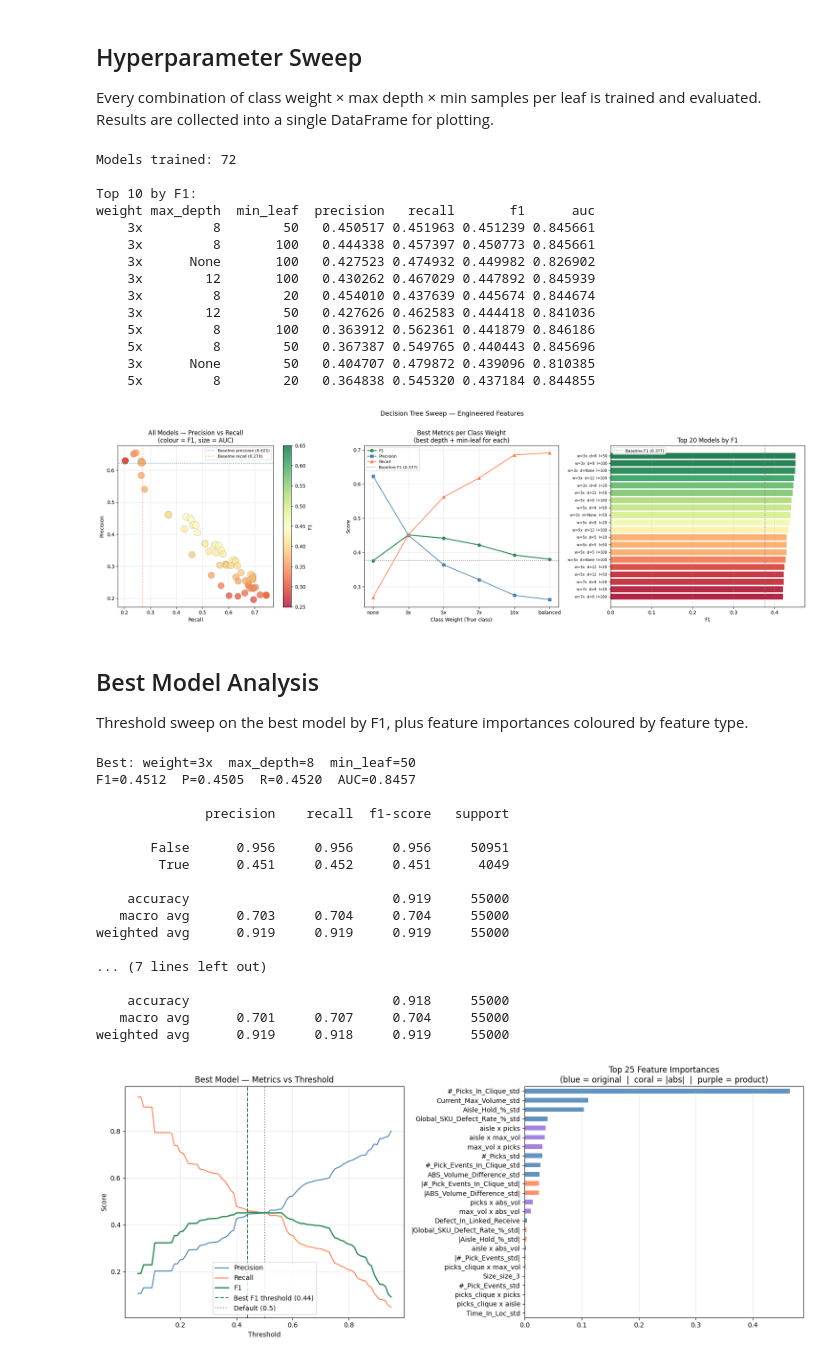
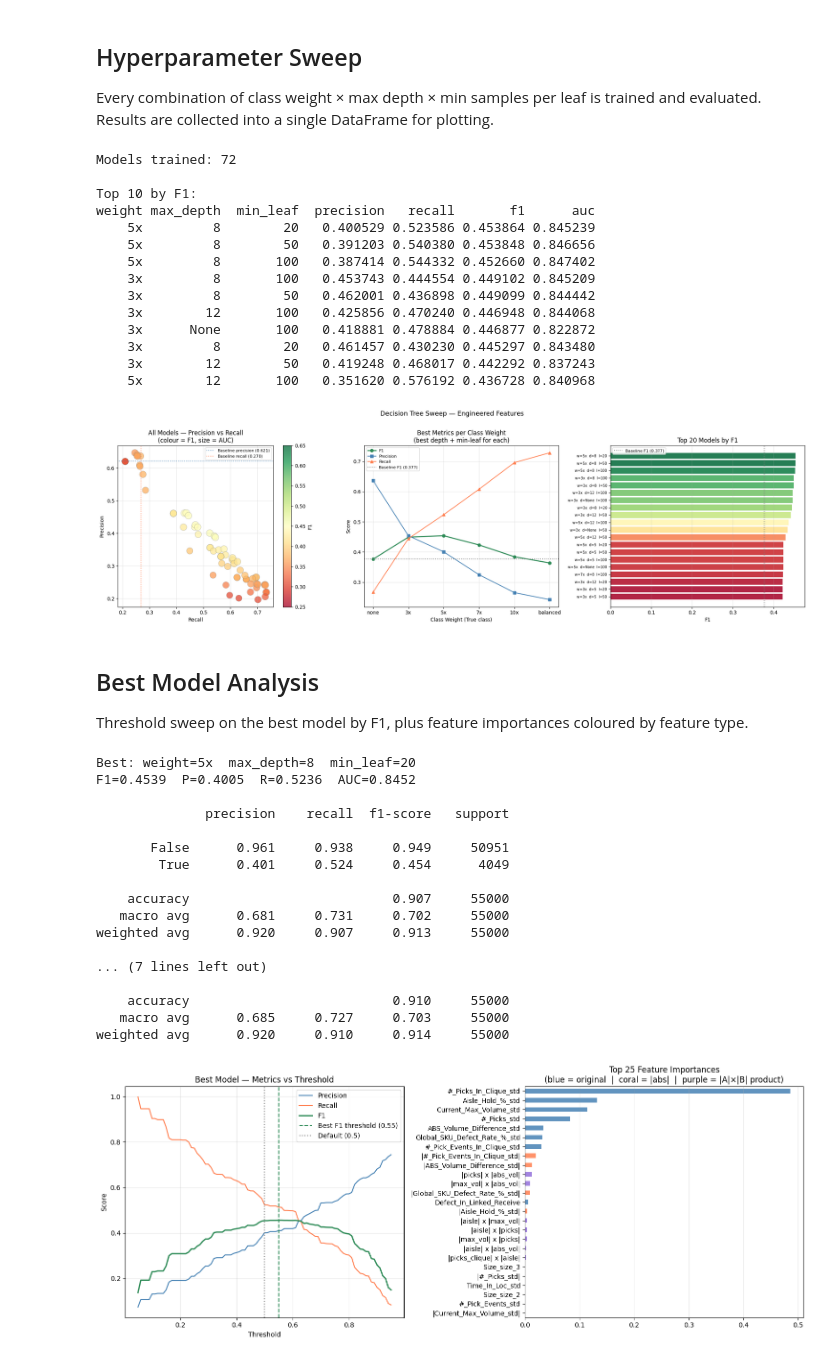
Before and after one commit to EdgyPage/Inventory_Defect_Classifier, a Jupyter notebook: Classifiers/decision_tree_feature_engineered.ipynb, the cells around one changed output. Cells and saved outputs as stored; diff of their text form; code cells hidden in the pictures.

```diff
--- a/Classifiers/decision_tree_feature_engineered.ipynb
+++ b/Classifiers/decision_tree_feature_engineered.ipynb
@@ -72,11 +72,21 @@ short = {
 def engineer_features(X):
     Xe = X.copy()
     # 1. Absolute values of all standardised numeric features
+    #    Captures *extremeness* regardless of direction — Problem_SKU=True
+    #    has wider distributions, so |z| is a better separability signal.
     for col in numeric_features:
         Xe[f"|{col}|"] = X[col].abs()
-    # 2. Pairwise products of top-5 features
+    # 2. Pairwise products of absolute values of top-5 features: |A| × |B|
+    #    Raw products A×B have two problems with z-scored data:
+    #      (a) Sign ambiguity: neg×neg = pos, indistinguishable from pos×pos,
+    #          so the tree cannot tell "both anomalously low" from "both high."
+    #      (b) Near-zero suppression: a near-mean value (e.g. 0.3) collapses
+    #          the product of a genuine outlier (e.g. 3.0 × 0.3 = 0.9 ≈ noise).
+    #    |A|×|B| grows monotonically when both features are simultaneously
+    #    extreme and stays small when either is near its mean — exactly the
+    #    co-anomaly signal we want.
     for f1, f2 in combinations(top5, 2):
-        Xe[f"{short[f1]} x {short[f2]}"] = X[f1] * X[f2]
+        Xe[f"|{short[f1]}| x |{short[f2]}|"] = X[f1].abs() * X[f2].abs()
     return Xe
 
 X_train_eng = engineer_features(X_train_base)
@@ -84,13 +94,13 @@ X_test_eng  = engineer_features(X_test_base)
 
 base_cols = list(X_base.columns)
 abs_cols  = [f"|{c}|" for c in numeric_features]
-prod_cols = [f"{short[f1]} x {short[f2]}" for f1, f2 in combinations(top5, 2)]
+prod_cols = [f"|{short[f1]}| x |{short[f2]}|" for f1, f2 in combinations(top5, 2)]
 all_cols  = base_cols + abs_cols + prod_cols
 
-print(f"Original features : {len(base_cols)}")
-print(f"Absolute values   : {len(abs_cols)}")
-print(f"Pairwise products : {len(prod_cols)}")
-print(f"Total             : {len(all_cols)}")
+print(f"Original features  : {len(base_cols)}")
+print(f"Absolute values    : {len(abs_cols)}")
+print(f"Pairwise |A|×|B|   : {len(prod_cols)}")
+print(f"Total              : {len(all_cols)}")
 print()
 print("Engineered sample:")
 print(X_train_eng[abs_cols[:3] + prod_cols[:3]].head(3))
@@ -164,16 +174,16 @@ Models trained: 72
 
 Top 10 by F1:
 weight max_depth  min_leaf  precision   recall       f1      auc
-    3x         8        50   0.450517 0.451963 0.451239 0.845661
-    3x         8       100   0.444338 0.457397 0.450773 0.845661
-    3x      None       100   0.427523 0.474932 0.449982 0.826902
-    3x        12       100   0.430262 0.467029 0.447892 0.845939
-    3x         8        20   0.454010 0.437639 0.445674 0.844674
-    3x        12        50   0.427626 0.462583 0.444418 0.841036
-    5x         8       100   0.363912 0.562361 0.441879 0.846186
-    5x         8        50   0.367387 0.549765 0.440443 0.845696
-    3x      None        50   0.404707 0.479872 0.439096 0.810385
-    5x         8        20   0.364838 0.545320 0.437184 0.844855
+    5x         8        20   0.400529 0.523586 0.453864 0.845239
+    5x         8        50   0.391203 0.540380 0.453848 0.846656
+    5x         8       100   0.387414 0.544332 0.452660 0.847402
+    3x         8       100   0.453743 0.444554 0.449102 0.845209
+    3x         8        50   0.462001 0.436898 0.449099 0.844442
+    3x        12       100   0.425856 0.470240 0.446948 0.844068
+    3x      None       100   0.418881 0.478884 0.446877 0.822872
+    3x         8        20   0.461457 0.430230 0.445297 0.843480
+    3x        12        50   0.419248 0.468017 0.442292 0.837243
+    5x        12       100   0.351620 0.576192 0.436728 0.840968
 # %%
 fig, axes = plt.subplots(1, 3, figsize=(20, 6))
 
@@ -238,7 +248,7 @@ plt.suptitle('Decision Tree Sweep — Engineered Features', fontsize=13, y=1.01)
 plt.tight_layout()
 plt.show()
 # %% [output]
-[figure, old version]
+[figure, new version]
 # %% [markdown]
 ## Best Model Analysis
 
@@ -288,46 +298,49 @@ ax.set_xlabel('Threshold')
 ax.set_ylabel('Score')
 ax.set_title('Best Model — Metrics vs Threshold')
 ax.legend()
 ax.grid(alpha=0.3)
 
 # ── Feature importances ───────────────────────────────────────────────────────
 ax2 = axes[1]
 fi = (pd.Series(best_dt.feature_importances_, index=all_cols)
         .sort_values(ascending=False)
         .head(25))
+
+# Check ' x ' first: product names now contain '|' too (e.g. "|picks_clique| x |aisle|"),
+# so the product condition must be evaluated before the abs-value condition.
 fi_colors = [
-    'coral'     if '|' in name else
     'mediumpurple' if ' x ' in name else
+    'coral'        if '|' in name else
     'steelblue'
     for name in fi.index
 ]
 fi.plot(kind='barh', ax=ax2, color=fi_colors, alpha=0.85)
 ax2.set_title('Top 25 Feature Importances\n'
-              '(blue = original  |  coral = |abs|  |  purple = product)')
+              '(blue = original  |  coral = |abs|  |  purple = |A|×|B| product)')
 ax2.invert_yaxis()
 ax2.grid(axis='x', alpha=0.3)
 
 plt.tight_layout()
 plt.show()
 # %% [output]
-Best: weight=3x  max_depth=8  min_leaf=50
-F1=0.4512  P=0.4505  R=0.4520  AUC=0.8457
+Best: weight=5x  max_depth=8  min_leaf=20
+F1=0.4539  P=0.4005  R=0.5236  AUC=0.8452
 
               precision    recall  f1-score   support
 
-       False      0.956     0.956     0.956     50951
-        True      0.451     0.452     0.451      4049
+       False      0.961     0.938     0.949     50951
+        True      0.401     0.524     0.454      4049
 
-    accuracy                          0.919     55000
-   macro avg      0.703     0.704     0.704     55000
-weighted avg      0.919     0.919     0.919     55000
+    accuracy                          0.907     55000
+   macro avg      0.681     0.731     0.702     55000
+weighted avg      0.920     0.907     0.913     55000
 
 ... (7 lines left out)
 
-    accuracy                          0.918     55000
-   macro avg      0.701     0.707     0.704     55000
-weighted avg      0.919     0.918     0.919     55000
+    accuracy                          0.910     55000
+   macro avg      0.685     0.727     0.703     55000
+weighted avg      0.920     0.910     0.914     55000
-[figure, old version]
+[figure, new version]
 # %%
 # ── Comparison table ──────────────────────────────────────────────────────────
 comp = pd.DataFrame([
```
Also changed, not shown: parts of 2 cells of this notebook, 2 other files.
